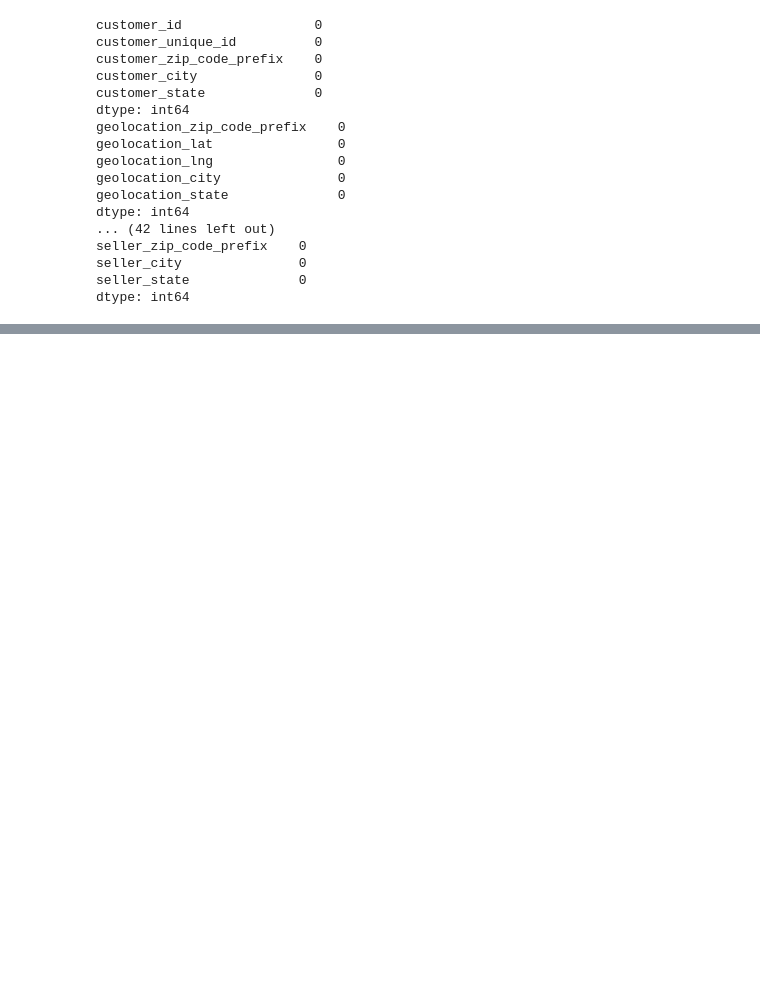
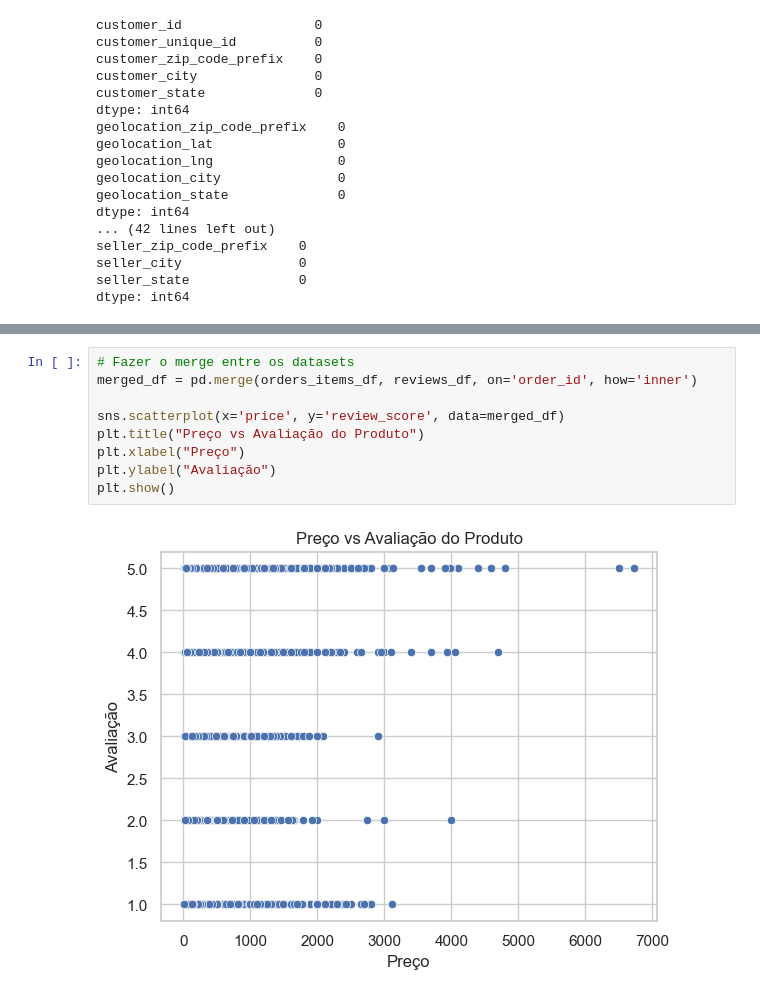
Before and after one commit to edilton-bs/projeto-analisepreditivavendas, a Jupyter notebook: notebooks/01_data_preprocessing_eda.ipynb.ipynb, the cells around one changed output, grey strips where cells are left out. Drawn from its saved outputs; the diff is of its cells as text; blank space fills up the shorter version.

```diff
--- a/notebooks/01_data_preprocessing_eda.ipynb.ipynb
+++ b/notebooks/01_data_preprocessing_eda.ipynb.ipynb
@@ -149,0 +144,11 @@ plt.show()
+# %%
+# Fazer o merge entre os datasets
+merged_df = pd.merge(orders_items_df, reviews_df, on='order_id', how='inner')
+
+sns.scatterplot(x='price', y='review_score', data=merged_df)
+plt.title("Preço vs Avaliação do Produto")
+plt.xlabel("Preço")
+plt.ylabel("Avaliação")
+plt.show()
+# %% [output]
+[figure, added]
```
Also changed, not shown: parts of 5 cells of this notebook.
